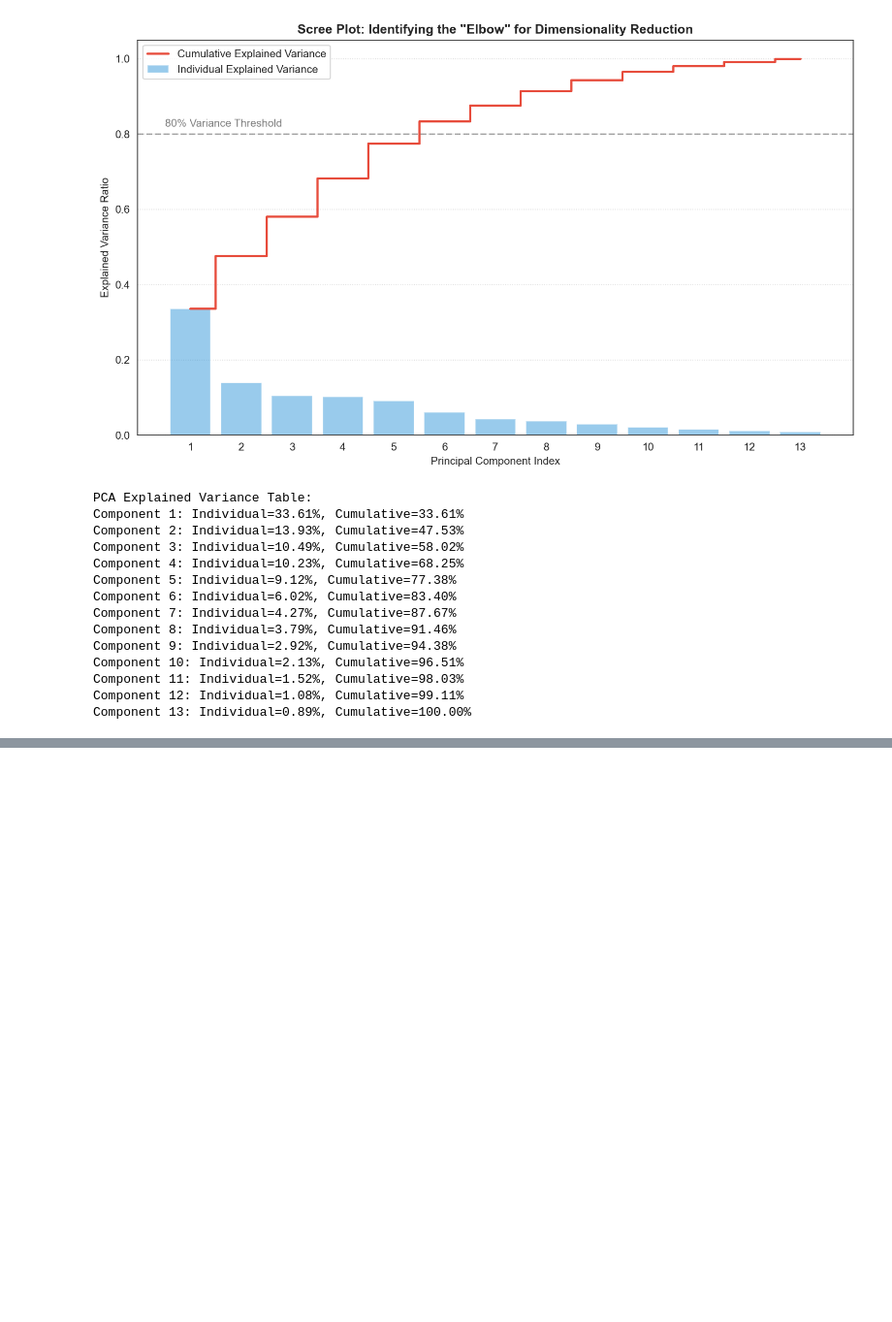
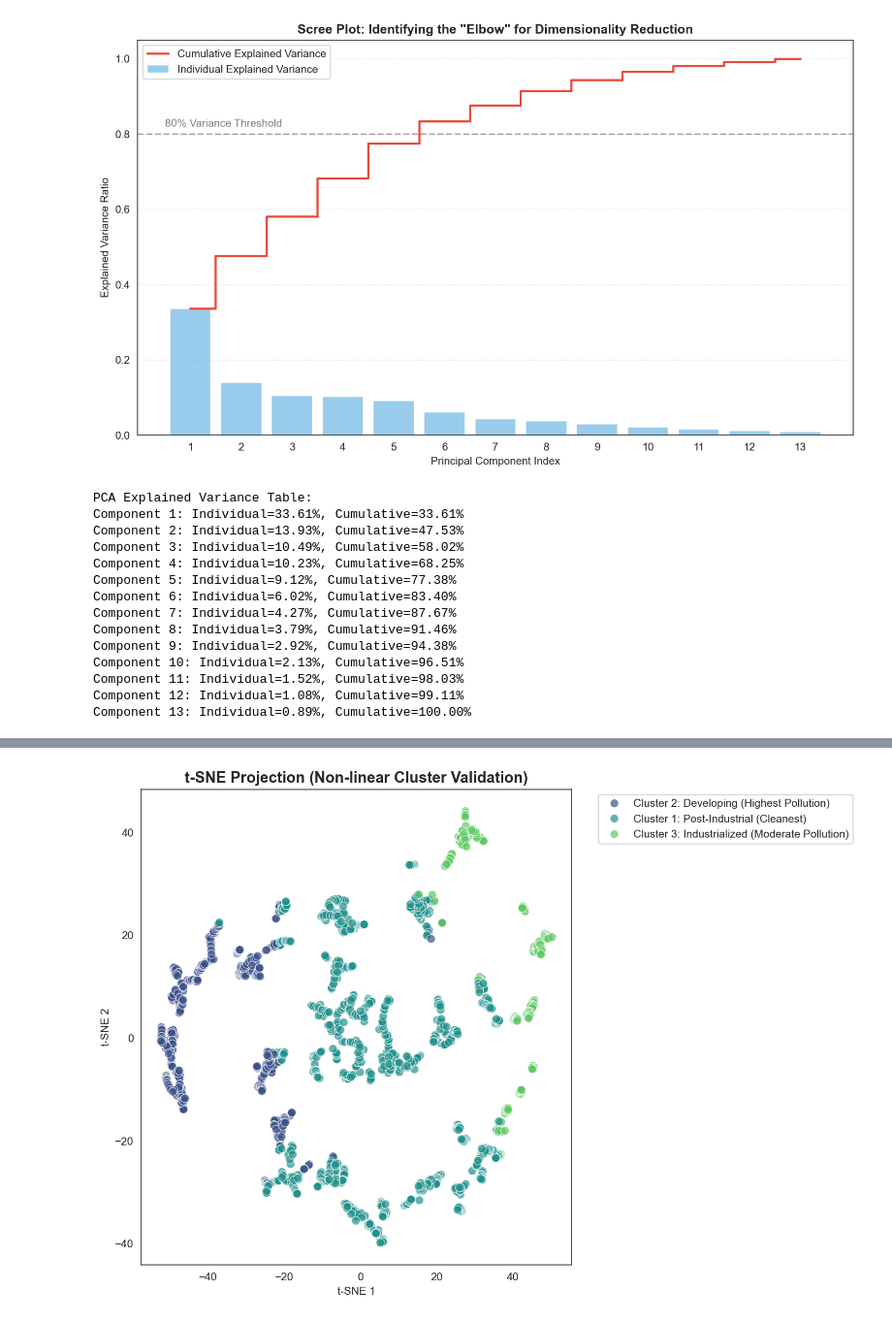
Before and after one commit to chrislowzhengxi/intro-ml, a Jupyter notebook: project/code.ipynb, the cells around one changed output, grey strips where cells are left out. Shown at 97% size. Saved outputs shown, nothing was run; the diff lists cells and outputs as text; code cells hidden in the pictures; blank space fills up the shorter version.

```diff
--- a/project/code.ipynb
+++ b/project/code.ipynb
@@ -1310,0 +1434,23 @@ Component 13: Individual=0.89%, Cumulative=100.00%
+# %%
+from sklearn.manifold import TSNE
+
+tsne = TSNE(n_components=2, perplexity=30, random_state=42, init='pca', learning_rate='auto')
+X_tsne = tsne.fit_transform(X_pca)
+
+
+tsne_df = pd.DataFrame(X_tsne, columns=['t-SNE 1', 't-SNE 2'])
+tsne_df['Cluster'] = clusters
+
+# Use the same cluster names as above
+tsne_df['Cluster Name'] = tsne_df['Cluster'].astype(int).map(cluster_name_map)
+
+plt.figure(figsize=(10, 7))
+sns.scatterplot(data=tsne_df, x='t-SNE 1', y='t-SNE 2',
+                hue='Cluster Name', palette='viridis', s=60, alpha=0.7)
+
+plt.title('t-SNE Projection (Non-linear Cluster Validation)', fontsize=14, fontweight='bold')
+plt.legend(bbox_to_anchor=(1.05, 1), loc='upper left')
+plt.tight_layout()
+plt.show()
+# %% [output]
+[figure, added]
```
Also changed, not shown: parts of 25 cells of this notebook.
